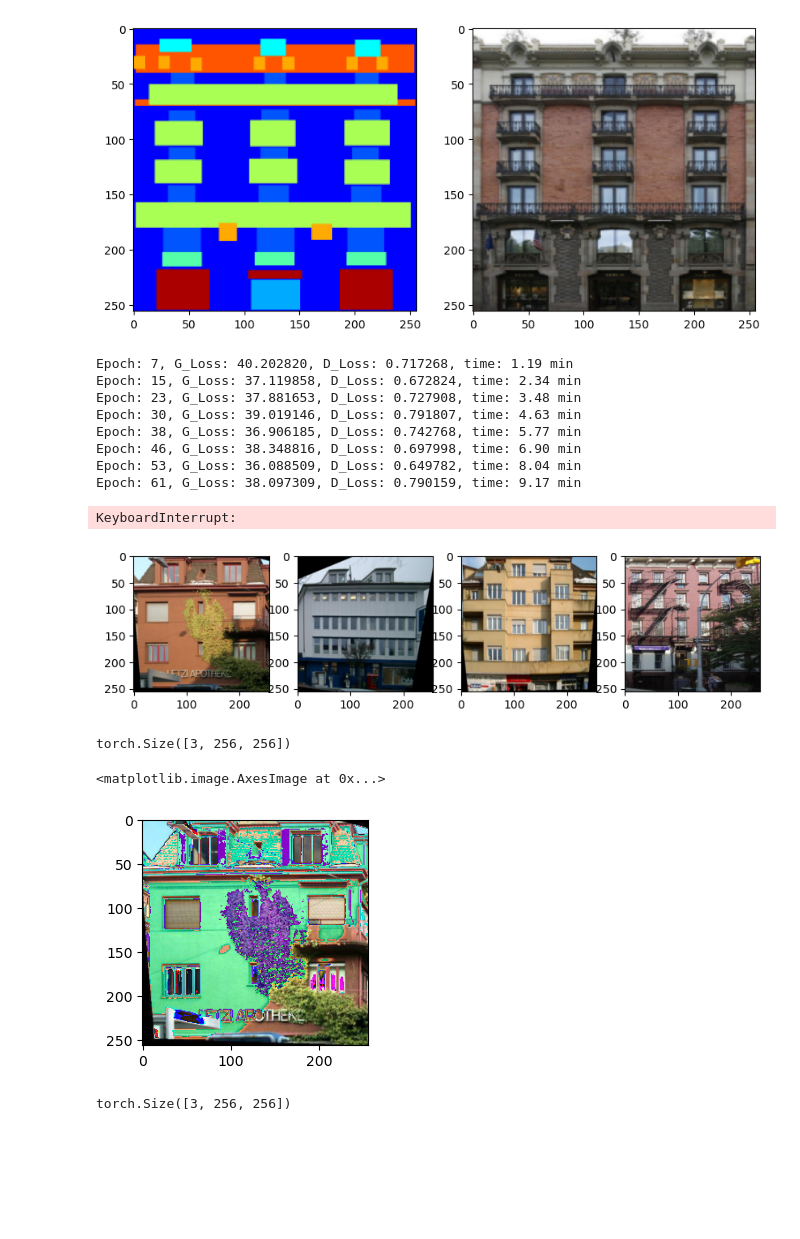
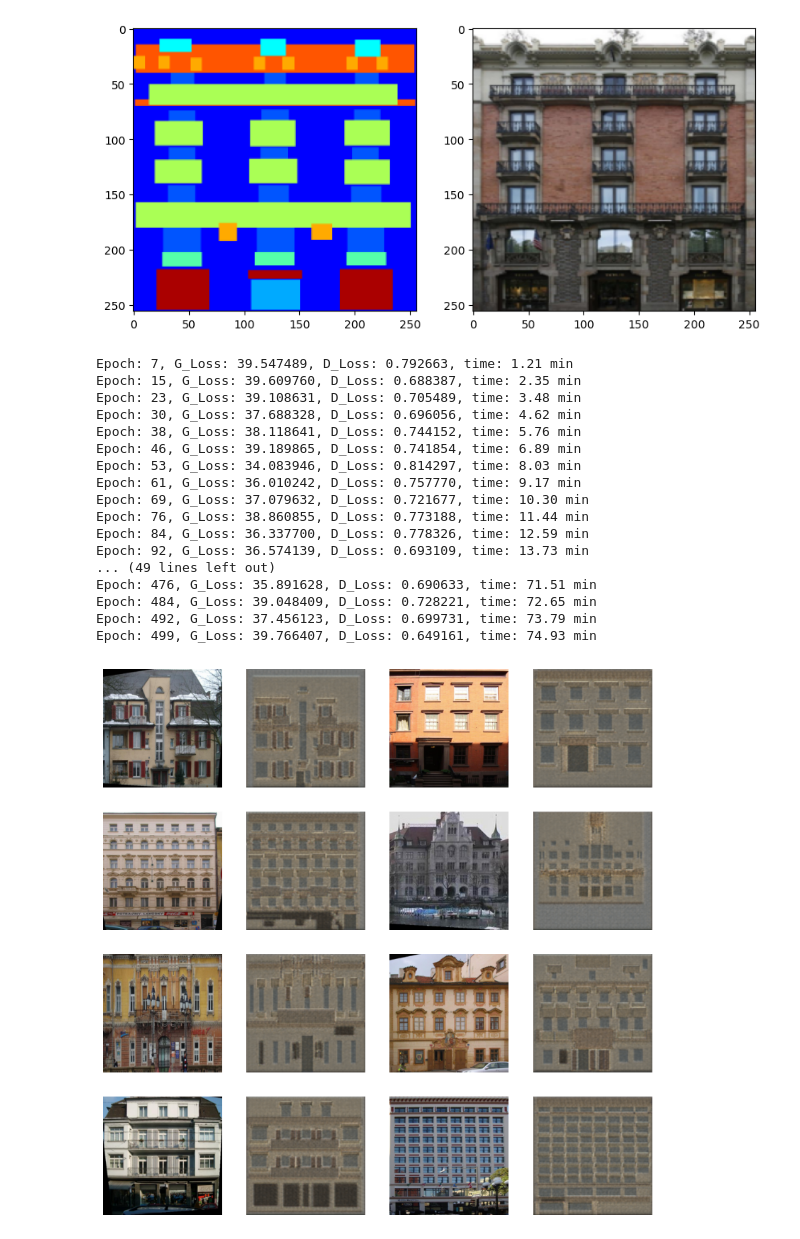
Before and after one commit to SSacSim/torch_study, a Jupyter notebook: 8.GAN/8.pix2pix.ipynb, the cells around one changed output. Cells and saved outputs as stored; diff of their text form; code cells hidden in the pictures; blank space fills up the shorter version.

```diff
--- a/8.GAN/8.pix2pix.ipynb
+++ b/8.GAN/8.pix2pix.ipynb
@@ -204,7 +208,7 @@ model_gan.train()
 model_dis.train()
 
 batch_count = 0
-num_epochs = 100
+num_epochs = 500
 start_time = time.time()
 
 loss_hit = {"gan":[], "dis":[]}
@@ -256,15 +260,23 @@ for epoch in range(num_epochs):
         if batch_count % 100 == 0:
             print('Epoch: %.0f, G_Loss: %.6f, D_Loss: %.6f, time: %.2f min' %(epoch, g_loss.item(), d_loss.item(), (time.time()-start_time)/60))
 # %% [output]
-Epoch: 7, G_Loss: 40.202820, D_Loss: 0.717268, time: 1.19 min
-Epoch: 15, G_Loss: 37.119858, D_Loss: 0.672824, time: 2.34 min
-Epoch: 23, G_Loss: 37.881653, D_Loss: 0.727908, time: 3.48 min
-Epoch: 30, G_Loss: 39.019146, D_Loss: 0.791807, time: 4.63 min
-Epoch: 38, G_Loss: 36.906185, D_Loss: 0.742768, time: 5.77 min
-Epoch: 46, G_Loss: 38.348816, D_Loss: 0.697998, time: 6.90 min
-Epoch: 53, G_Loss: 36.088509, D_Loss: 0.649782, time: 8.04 min
-Epoch: 61, G_Loss: 38.097309, D_Loss: 0.790159, time: 9.17 min
+Epoch: 7, G_Loss: 39.547489, D_Loss: 0.792663, time: 1.21 min
+Epoch: 15, G_Loss: 39.609760, D_Loss: 0.688387, time: 2.35 min
+Epoch: 23, G_Loss: 39.108631, D_Loss: 0.705489, time: 3.48 min
+Epoch: 30, G_Loss: 37.688328, D_Loss: 0.696056, time: 4.62 min
+Epoch: 38, G_Loss: 38.118641, D_Loss: 0.744152, time: 5.76 min
+Epoch: 46, G_Loss: 39.189865, D_Loss: 0.741854, time: 6.89 min
+Epoch: 53, G_Loss: 34.083946, D_Loss: 0.814297, time: 8.03 min
+Epoch: 61, G_Loss: 36.010242, D_Loss: 0.757770, time: 9.17 min
+Epoch: 69, G_Loss: 37.079632, D_Loss: 0.721677, time: 10.30 min
+Epoch: 76, G_Loss: 38.860855, D_Loss: 0.773188, time: 11.44 min
+Epoch: 84, G_Loss: 36.337700, D_Loss: 0.778326, time: 12.59 min
+Epoch: 92, G_Loss: 36.574139, D_Loss: 0.693109, time: 13.73 min
+... (49 lines left out)
+Epoch: 476, G_Loss: 35.891628, D_Loss: 0.690633, time: 71.51 min
+Epoch: 484, G_Loss: 39.048409, D_Loss: 0.728221, time: 72.65 min
+Epoch: 492, G_Loss: 37.456123, D_Loss: 0.699731, time: 73.79 min
+Epoch: 499, G_Loss: 39.766407, D_Loss: 0.649161, time: 74.93 min
-KeyboardInterrupt:
 # %%
 model_gan.eval()
 
@@ -275,26 +287,15 @@ with torch.no_grad():
         real_imgs = b
         break
 # %%
+# 가짜 이미지 시각화
 plt.figure(figsize=(10,10))
 
-for ii in range(0,4,1):
+for ii in range(0,16,2):
     plt.subplot(4,4,ii+1)
     plt.imshow(to_pil_image(0.5*real_imgs[ii]+0.5))
+    plt.axis('off')
+    plt.subplot(4,4,ii+2)
+    plt.imshow(to_pil_image(0.5*fake_imgs[ii]+0.5))
+    plt.axis('off')
 # %% [output]
-[figure, old version]
+[figure, new version]
-# %%
-real_imgs[0].size()
-# %% [output]
-torch.Size([3, 256, 256])
-# %%
-plt.figure()
-plt.subplot(1,2,1)
-plt.imshow(to_pil_image(real_imgs[0]) , cmap='gray')
-    #(real_imgs[0] * 0.5).permute(1,2,0))
-# %% [output]
-<matplotlib.image.AxesImage at 0x...>
-[figure, removed]
-# %%
-real_imgs[0].shape
-# %% [output]
-torch.Size([3, 256, 256])
```
Also changed, not shown: parts of 4 cells of this notebook.
